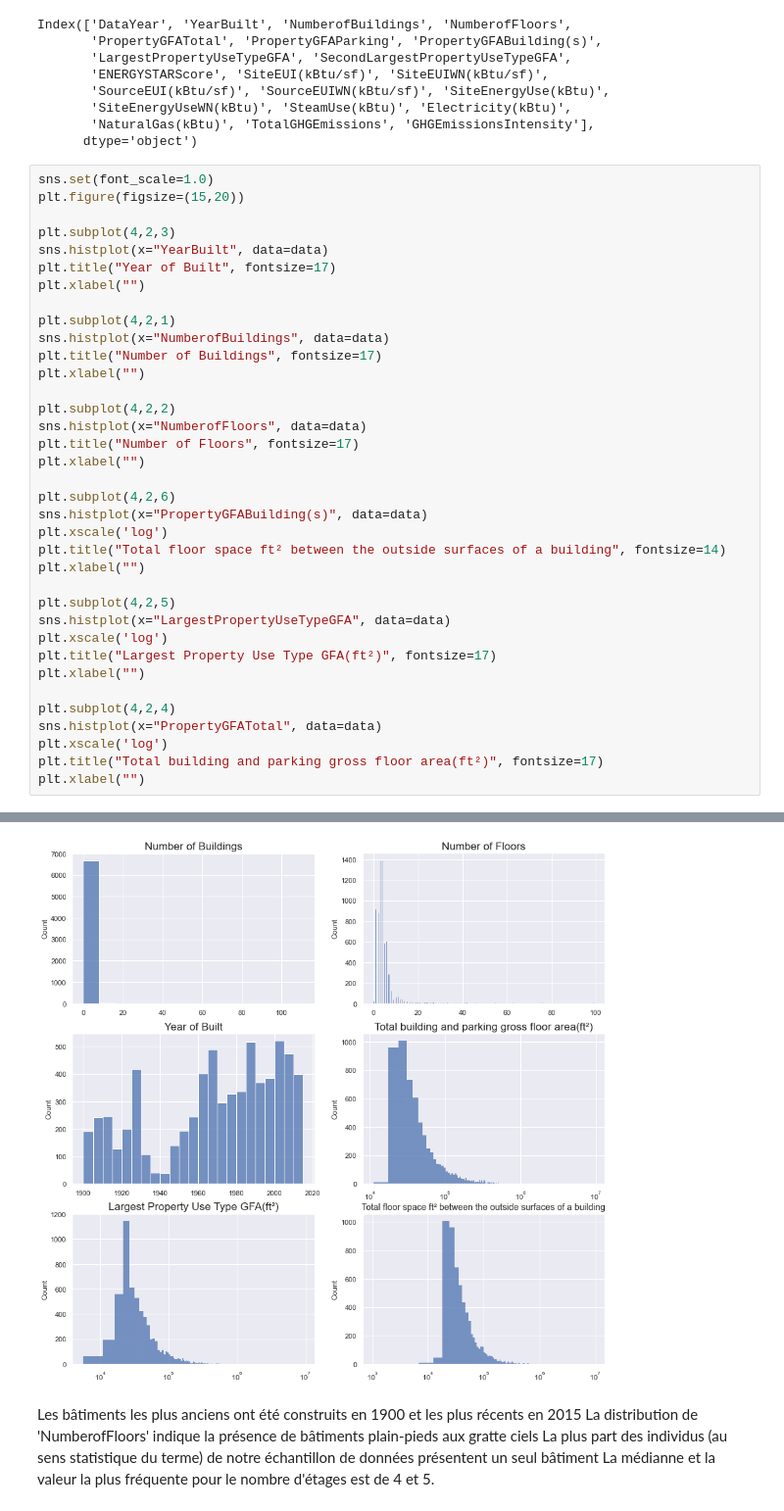
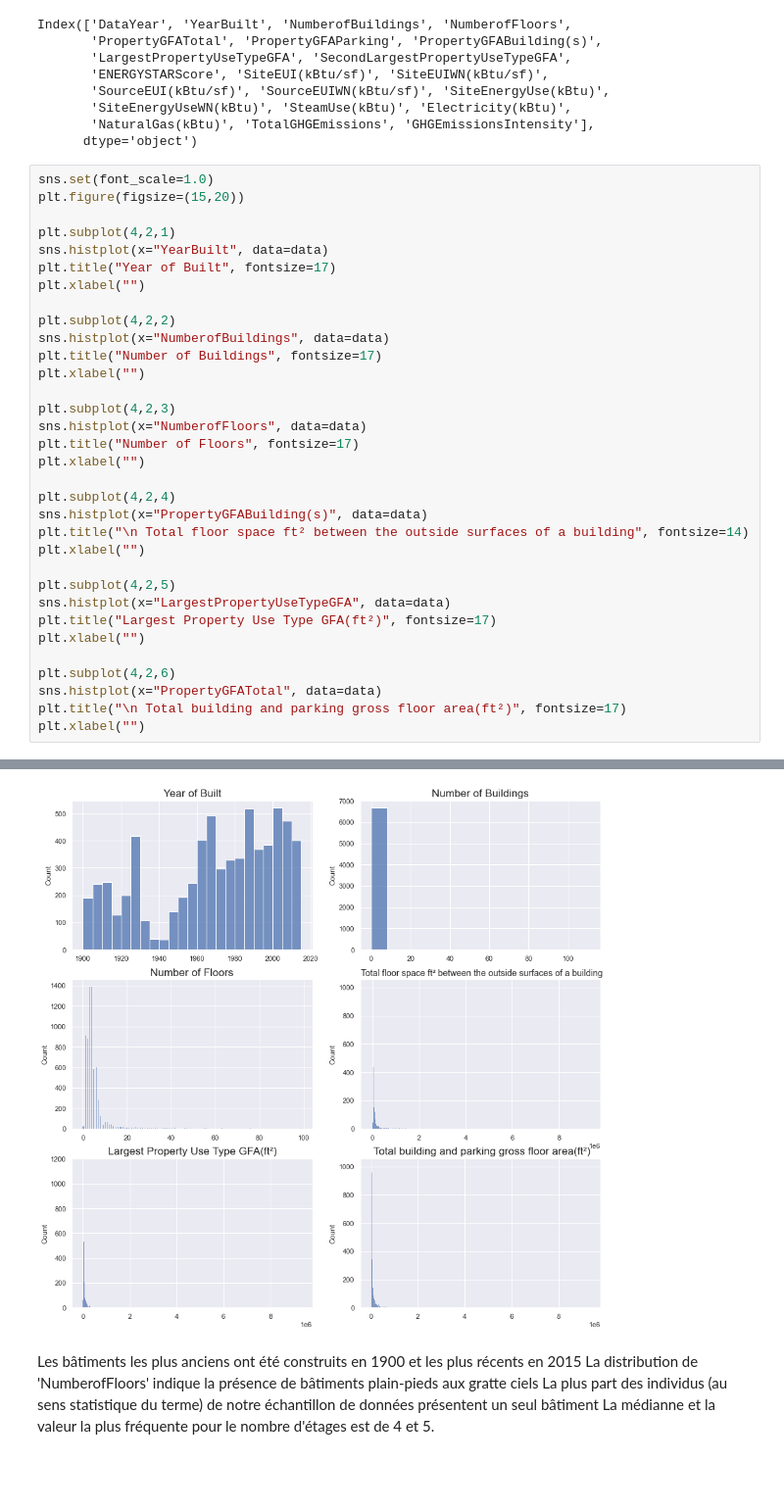
Before and after one commit to Azimoj/Seattle-Electricity, a Jupyter notebook: Pélec_01_notebook.ipynb, the cells around one changed output, grey strips where cells are left out. Shown at 98% size. Drawn from its saved outputs; the diff is of its cells as text; blank space fills up the shorter version.

```diff
--- a/Pélec_01_notebook.ipynb
+++ b/Pélec_01_notebook.ipynb
@@ -339,42 +339,39 @@ Index(['DataYear', 'YearBuilt', 'NumberofBuildings', 'NumberofFloors',
 # %%
 sns.set(font_scale=1.0)
 plt.figure(figsize=(15,20))
 
-plt.subplot(4,2,3)
+plt.subplot(4,2,1)
 sns.histplot(x="YearBuilt", data=data)
 plt.title("Year of Built", fontsize=17)
 plt.xlabel("")
 
-plt.subplot(4,2,1)
+plt.subplot(4,2,2)
 sns.histplot(x="NumberofBuildings", data=data)
 plt.title("Number of Buildings", fontsize=17)
 plt.xlabel("")
 
-plt.subplot(4,2,2)
+plt.subplot(4,2,3)
 sns.histplot(x="NumberofFloors", data=data)
 plt.title("Number of Floors", fontsize=17)
 plt.xlabel("")
 
-plt.subplot(4,2,6)
+plt.subplot(4,2,4)
 sns.histplot(x="PropertyGFABuilding(s)", data=data)
-plt.xscale('log')
-plt.title("Total floor space ft² between the outside surfaces of a building", fontsize=14)
+plt.title("\n Total floor space ft² between the outside surfaces of a building", fontsize=14)
 plt.xlabel("")
 
 plt.subplot(4,2,5)
 sns.histplot(x="LargestPropertyUseTypeGFA", data=data)
-plt.xscale('log')
 plt.title("Largest Property Use Type GFA(ft²)", fontsize=17)
 plt.xlabel("")
 
-plt.subplot(4,2,4)
+plt.subplot(4,2,6)
 sns.histplot(x="PropertyGFATotal", data=data)
-plt.xscale('log')
-plt.title("Total building and parking gross floor area(ft²)", fontsize=17)
+plt.title("\n Total building and parking gross floor area(ft²)", fontsize=17)
 plt.xlabel("")
 # %% [output]
 Text(0.5, 0, '')
-[figure, old version]
+[figure, new version]
 # %% [markdown]
 Les bâtiments les plus anciens ont été construits en 1900 et les plus récents en 2015
 La distribution de 'NumberofFloors' indique la présence de bâtiments plain-pieds aux gratte ciels
```
Also changed, not shown: parts of 1 cell of this notebook.
